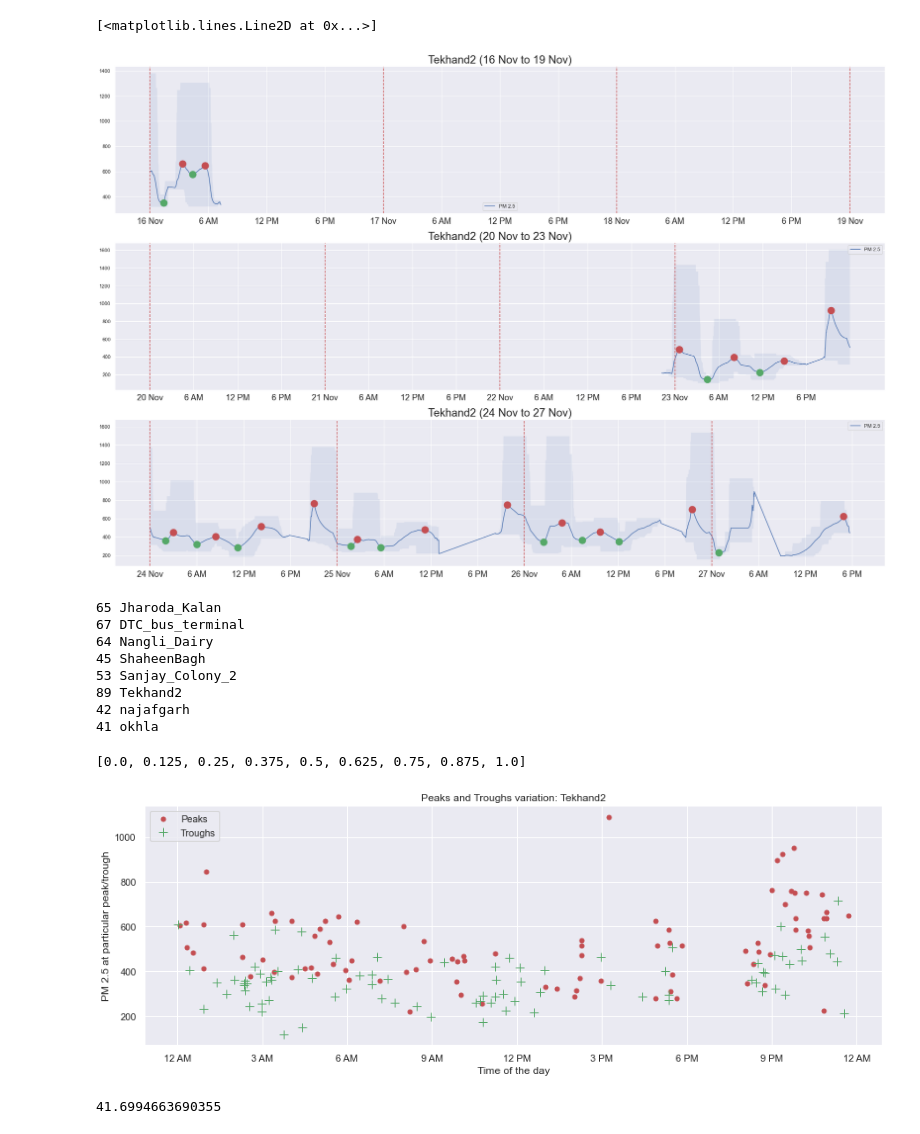
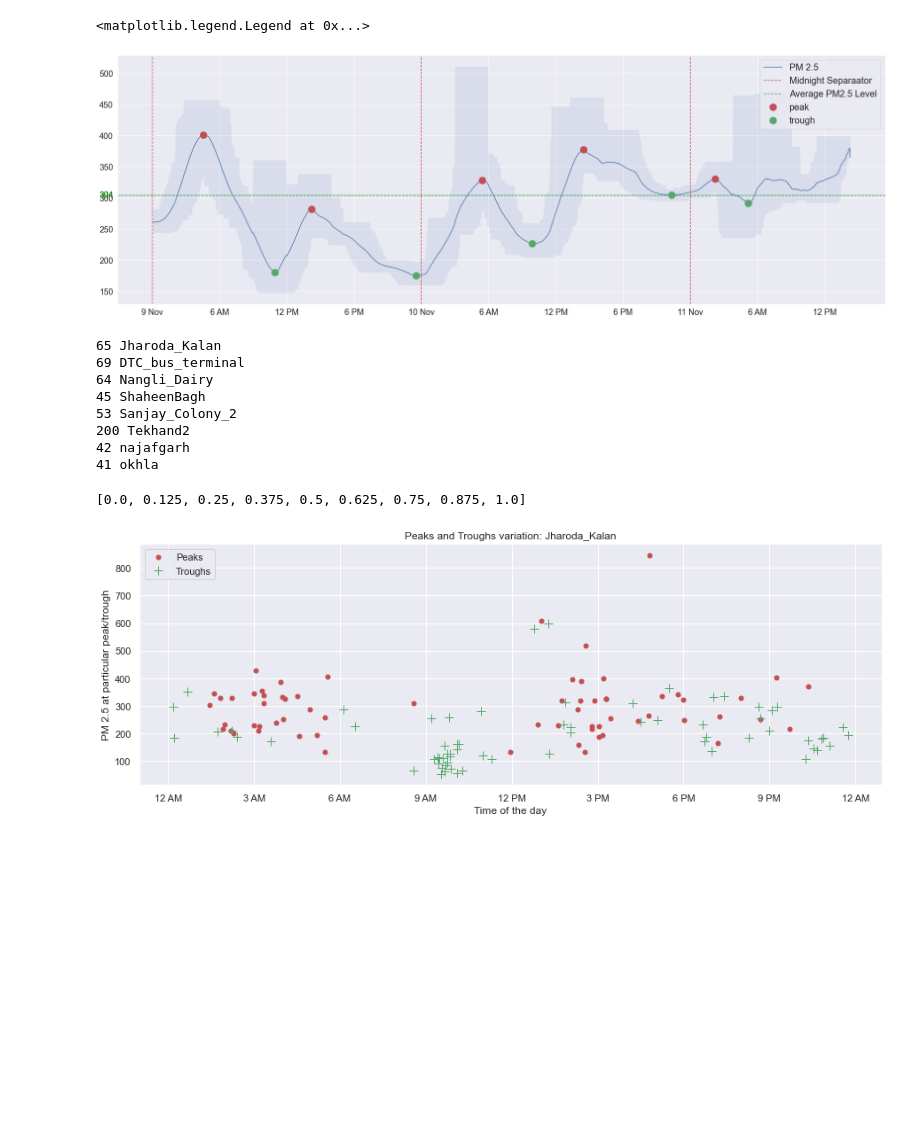
Before and after one commit to confusement/aq-data-scraper, a Jupyter notebook: notebooks/MainScript.ipynb, the cells around one changed output. Saved outputs shown, nothing was run; the diff lists cells and outputs as text; code cells hidden in the pictures; blank space fills up the shorter version.

Commit message:
updateDataDecWeek1-2

```diff
--- a/notebooks/MainScript.ipynb
+++ b/notebooks/MainScript.ipynb
@@ -31,7 +33,7 @@ ROLL_BOUND_LENGTH = '3H'
 SHIFT_LENGTH = -1.5
 SHIFT_LENGTH2 = -9
 def getRawData():
-    allData = "https://raw.githubusercontent.com/sudhirattri/aq-data-scraper/main/eziodata/combined/db.csv"
+    allData = "https://raw.githubusercontent.com/sudhirattri/aq-data-scraper/main/eziodata/combined/Nov_week3-4/db.csv"
     sensorData = pd.read_csv(allData,sep=',')
     cpcbLinks = [
     "https://raw.githubusercontent.com/sudhirattri/aq-data-scraper/main/eziodata/combined/naja_pollutants.csv",
@@ -117,7 +119,7 @@ def plotOneParamOnly(listSeries,listlabels,df1,ax,density=4,title="data"):
         g = sns.lineplot(x="fractionalDay", y="roll_mean_"+listSeries[i], data=df1,ax=ax, label=listlabels[i],ci=None,
                          )
         ax.fill_between(df1["fractionalDay"],df1["roll_min_"+listSeries[i]],df1["roll_max_"+listSeries[i]],alpha=0.1)
-#         g = sns.lineplot(x="fractionalDay", y=""+listSeries[i], data=df1,ax=ax, label=listlabels[i],ci=None)
+#         g = sns.lineplot(x="fractionalDay", y=""+listSeries[i], data=df1,ax=ax,label="Raw Values",ci=None)
 
     d1 = df1["timestamp"][0]
     d2 = df1["timestamp"][-1]
@@ -126,10 +128,17 @@ def plotOneParamOnly(listSeries,listlabels,df1,ax,density=4,title="data"):
     xticks = []
     xticks_labels = []
 
+    y_offset = +50
+    x_offset = -0.30
     for i in range(d1.day,d2.day+1):
         xticks.append(i)
         xticks_labels.append(str(int(i))+ " Nov")
-        ax.axvline(i,linestyle="--",label="day line",c='r')
+        ax.axvline(i,linestyle="--",label="Midnight Separaator" if i == d1.day else "",c='r')
+        ax.axhline(AVG_VAL,linestyle="--",label="Average PM2.5 Level" if i == d1.day else "",c='g')
+#         ax.text(d1.day-0.25, AVG_VAL, '{0:.3f}'.format(AVG_VAL),fontsize='large')
+        trans = transforms.blended_transform_factory(ax.get_yticklabels()[0].get_transform(), ax.transData)
+        ax.text(0,AVG_VAL, "{:.0f}".format(AVG_VAL), color="green", transform=trans,
+        ha="right", va="center",fontsize=18)
         for j in range(1,density):
             hour = j*(floor(24/density))
             xticks.append(i+(hour/24))
@@ -142,7 +151,7 @@ def plotOneParamOnly(listSeries,listlabels,df1,ax,density=4,title="data"):
 
     g.set_xticks(xticks)
     g.set_xticklabels(xticks_labels,fontsize=18)
-
+    ax.tick_params(axis='both', which='major', labelsize=18)
     ax.set_xlabel('')
     ax.set_ylabel('')
     ax.set_title(title,fontsize=24)
@@ -159,7 +168,7 @@ allData = convertTimeStamp(allData)
 for i in allLocations:
     allData[i] = allData[i].resample('1T').mean()
     allData[i]['timestamp'] = allData[i].index
-    allData[i] = sliceByDateRange('2021-11-01','2021-11-29',allData[i])
+#     allData[i] = sliceByDateRange('2021-11-01','2021-11-29',allData[i])
 allData = appendIntegerTime(allData)
 allData = addRollingMeans(allData)
 # %%
@@ -169,38 +178,46 @@ WIDTH = 30
 # pk1 = argrelextrema(np.array(df1["roll_mean_pm2_5"]), np.greater, order=120)[0].astype(int)
 # tr1 = argrelextrema(np.array(df1["roll_mean_pm2_5"]), np.less, order=120)[0].astype(int)
 
-fig, ax = plt.subplots(3,figsize=(30, 20))
+fig, ax = plt.subplots(1,figsize=(30, 10))
+sensorlocations = ["Jharoda_Kalan","DTC_bus_terminal","Nangli_Dairy","ShaheenBagh","Sanjay_Colony_2","Tekhand2"]
+location = "Nangli_Dairy"
 
-location = "Tekhand2"
+avg = sliceByDateRange('2021-11-12','2021-11-16',allData[location])
+AVG_VAL = avg["pm2_5"].mean()
+
 #============================================================================================================
-df1 = sliceByDateRange('2021-11-16','2021-11-20',allData[location])
+df1 = sliceByDateRange('2021-11-12','2021-11-15',allData[location])
+
 peaks1, prop1 = find_peaks(np.array(df1["roll_mean_pm2_5"]), prominence=PROMINENCE, width=WIDTH)
 trough1, tprop1 = find_peaks(np.array(df1["roll_mean_pm2_5"])*-1.0, prominence=PROMINENCE, width=WIDTH)
 
-plotOneParamOnly(["pm2_5"],["PM 2.5"],df1,ax[0],density=4,title=location+" (16 Nov to 19 Nov)")
-ax[0].plot(df1["fractionalDay"][peaks1],df1["roll_mean_pm2_5"][peaks1],'ro',markersize=MARKER_SIZE)
-ax[0].plot(df1["fractionalDay"][trough1],df1["roll_mean_pm2_5"][trough1],'go',markersize=MARKER_SIZE)
+# plotOneParamOnly(["pm2_5"],["PM 2.5"],df1,ax[0],density=4,title=location+" (2 Nov to 4 Nov)")
+# ax[0].plot(df1["fractionalDay"][peaks1],df1["roll_mean_pm2_5"][peaks1],'ro',markersize=MARKER_SIZE)
+# ax[0].plot(df1["fractionalDay"][trough1],df1["roll_mean_pm2_5"][trough1],'go',markersize=MARKER_SIZE)
 #============================================================================================================
 
 #============================================================================================================
-df2 = sliceByDateRange('2021-11-20','2021-11-24',allData[location])
+df2 = sliceByDateRange('2021-11-09','2021-11-12',allData[location])
 peaks2, prop2 = find_peaks(np.array(df2["roll_mean_pm2_5"]), prominence=PROMINENCE, width=WIDTH)
 trough2, tprop2 = find_peaks(np.array(df2["roll_mean_pm2_5"])*-1.0, prominence=PROMINENCE, width=WIDTH)
+# fig.text(.5,0,"Variation Of PM 2.5 Levels around Diwali, : Sanjay Colony, Okhla"+" (3 Nov to 8 Nov)",
+#          fontsize=24,horizontalalignment='center')
+plotOneParamOnly(["pm2_5"],["PM 2.5"],df2,ax,density=4,title="")
 
-plotOneParamOnly(["pm2_5"],["PM 2.5"],df2,ax[1],density=4,title=location+" (20 Nov to 23 Nov)")
-ax[1].plot(df2["fractionalDay"][peaks2],df2["roll_mean_pm2_5"][peaks2],'ro',markersize=MARKER_SIZE)
-ax[1].plot(df2["fractionalDay"][trough2],df2["roll_mean_pm2_5"][trough2],'go',markersize=MARKER_SIZE)
+ax.plot(df2["fractionalDay"][peaks2],df2["roll_mean_pm2_5"][peaks2],'ro',markersize=MARKER_SIZE,label="peak")
+ax.plot(df2["fractionalDay"][trough2],df2["roll_mean_pm2_5"][trough2],'go',markersize=MARKER_SIZE,label="trough")
+ax.legend(prop={'size': 20})
 #============================================================================================================
 
-#============================================================================================================
-df2 = sliceByDateRange('2021-11-24','2021-11-28',allData[location])
-peaks2, prop2 = find_peaks(np.array(df2["roll_mean_pm2_5"]), prominence=PROMINENCE, width=WIDTH)
-trough2, tprop2 = find_peaks(np.array(df2["roll_mean_pm2_5"])*-1.0, prominence=PROMINENCE, width=WIDTH)
+# #============================================================================================================
+# df2 = sliceByDateRange('2021-11-24','2021-11-28',allData[location])
+# peaks2, prop2 = find_peaks(np.array(df2["roll_mean_pm2_5"]), prominence=PROMINENCE, width=WIDTH)
+# trough2, tprop2 = find_peaks(np.array(df2["roll_mean_pm2_5"])*-1.0, prominence=PROMINENCE, width=WIDTH)
 
-plotOneParamOnly(["pm2_5"],["PM 2.5"],df2,ax[2],density=4,title=location+" (24 Nov to 27 Nov)")
-ax[2].plot(df2["fractionalDay"][peaks2],df2["roll_mean_pm2_5"][peaks2],'ro',markersize=MARKER_SIZE)
-ax[2].plot(df2["fractionalDay"][trough2],df2["roll_mean_pm2_5"][trough2],'go',markersize=MARKER_SIZE)
-#============================================================================================================
+# plotOneParamOnly(["pm2_5"],["PM 2.5"],df2,ax[2],density=4,title=location+" (24 Nov to 27 Nov)")
+# ax[2].plot(df2["fractionalDay"][peaks2],df2["roll_mean_pm2_5"][peaks2],'ro',markersize=MARKER_SIZE)
+# ax[2].plot(df2["fractionalDay"][trough2],df2["roll_mean_pm2_5"][trough2],'go',markersize=MARKER_SIZE)
+# #============================================================================================================
 
 # ax[0].plot(df1["fractionalDay"][pk1],df1["roll_mean_pm2_5"][pk1],'ro',markersize=10)
 # ax[0].plot(df1["fractionalDay"][tr1],df1["roll_mean_pm2_5"][tr1],'go',markersize=10)
@@ -213,5 +228,5 @@ ax[2].plot(df2["fractionalDay"][trough2],df2["roll_mean_pm2_5"][trough2],'go',ma
-[<matplotlib.lines.Line2D at 0x...>]
+<matplotlib.legend.Legend at 0x...>
-[figure, old version]
+[figure, new version]
 # %%
 sensorlocations = ["Jharoda_Kalan","DTC_bus_terminal","Nangli_Dairy","ShaheenBagh","Sanjay_Colony_2","Tekhand2"]
 cpcbLocations = ["najafgarh","okhla"]
@@ -235,15 +250,16 @@ for loc in allLocations:
     extremPoints[loc] = [fracPeaks,valuePeaks,fracTroughs,valueTroughs,prop,tprop]
 # %% [output]
 65 Jharoda_Kalan
-67 DTC_bus_terminal
+69 DTC_bus_terminal
 64 Nangli_Dairy
 45 ShaheenBagh
 53 Sanjay_Colony_2
-89 Tekhand2
+200 Tekhand2
 42 najafgarh
 41 okhla
 # %%
-loc = "Tekhand2"
+loc = "Jharoda_Kalan"
+sensorlocations = ["Jharoda_Kalan","DTC_bus_terminal","Nangli_Dairy","ShaheenBagh","Sanjay_Colony_2","Tekhand2"]
 # fig, ax = plt.subplots(figsize=(15, 5))
 plt.figure(figsize=(15, 5))
 plt.plot(extremPoints[loc][0],extremPoints[loc][1],'ro',markersize=5)
@@ -262,7 +278,7 @@ plt.legend(['Peaks','Troughs'], loc='upper left')
 plt.show()
 # %% [output]
 [0.0, 0.125, 0.25, 0.375, 0.5, 0.625, 0.75, 0.875, 1.0]
-[figure, old version]
+[figure, new version]
 # %%
 def plotOneParamVsCPCB(listSeries,listlabels,df1,df2,ax,density=4,title="data"):
     for i in range(len(listSeries)):
@@ -301,5 +327 @@ def plotOneParamVsCPCB(listSeries,listlabels,df1,df2,ax,density=4,title="data"):
-# %%
-(df1["roll_mean_pm2_5"]-df2["roll_mean_pm2_5"]).mean()
-# %% [output]
-41.6994663690355
 # %%
```
Also changed, not shown: parts of 4 cells of this notebook, 6 other files.
